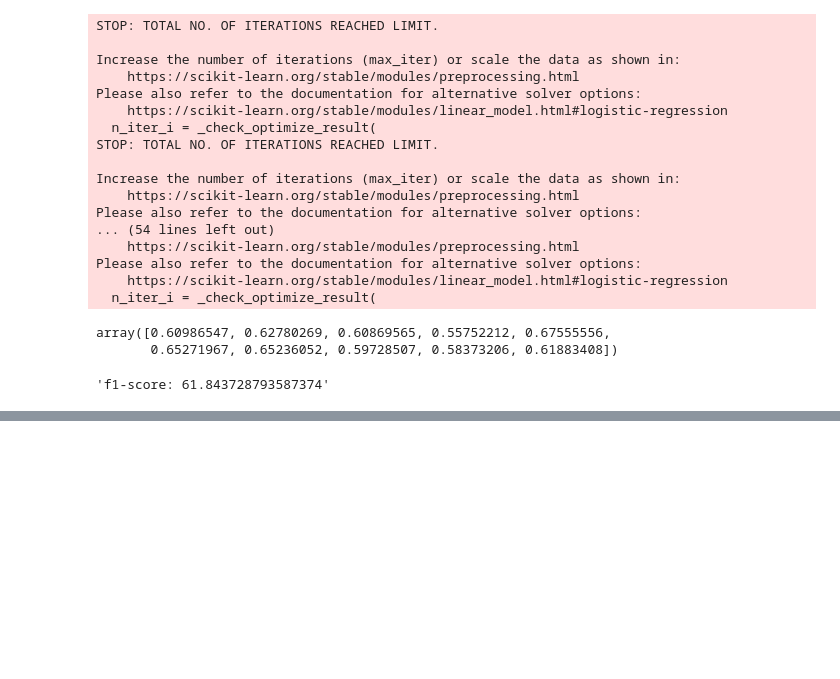
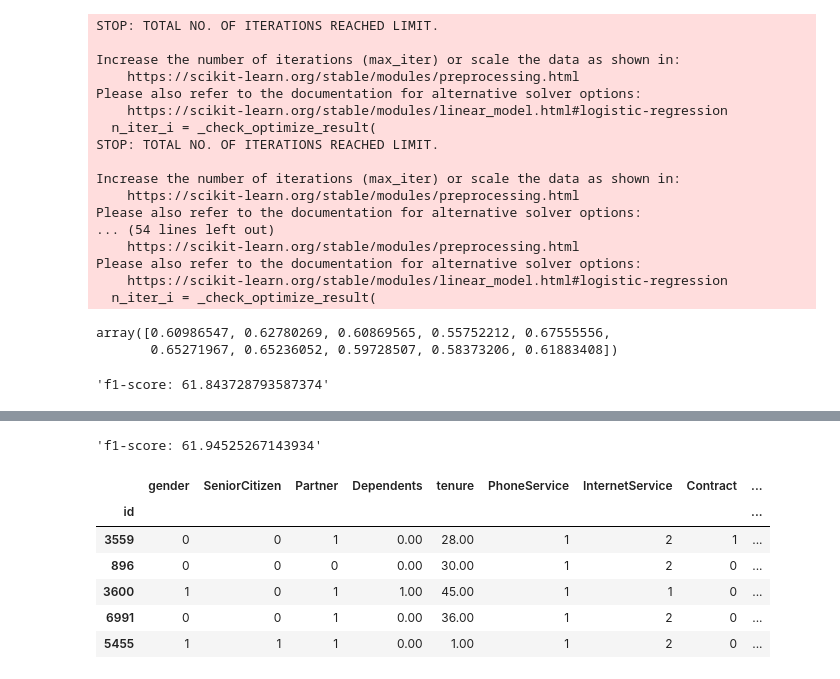
Before and after one commit to luismendoncafsilva/Supervised_Classification_Project, a Jupyter notebook: churn_analysis.ipynb, the cells around one changed output, grey strips where cells are left out. Drawn from its saved outputs; the diff is of its cells as text; code cells hidden in the pictures; blank space fills up the shorter version.

```diff
--- a/churn_analysis.ipynb
+++ b/churn_analysis.ipynb
@@ -905,0 +1099,36 @@ f'f1-score: {media_f1_lr2*100}'
+# %%
+media_f1_lr4 = valores_f1_lr4.mean()
+
+f'f1-score: {media_f1_lr4*100}'
+# %% [output]
+'f1-score: 61.94525267143934'
+# %%
+X_treino = X_treino_original
+X_treino.loc[X_treino['tenure'].isna(), 'tenure'] = X_treino.loc[X_treino['tenure'].isna(), 'TotalCharges'] / X_treino.loc[X_treino['tenure'].isna(), 'MonthlyCharges']
+X_treino.loc[X_treino['Dependents'].isnull(), 'Dependents'] = median_dependents
+X_treino.loc[X_treino['TotalCharges'].isnull(), 'TotalCharges'] = median_total_charges
+X_treino.loc[X_treino['PaymentMethod'].isnull(), 'PaymentMethod'] = moda_payment_method
+
+X_treino['tem_internet'] = X_treino['InternetService'].isin([1, 2]).astype(int)
+
+# Possui alguma fidelidade?
+X_treino['tem_fidelidade'] = X_treino['Contract'].isin([1, 2]).astype(int)
+
+# Vamos contar a quantidade de serviços que o cliente tem contratado
+X_treino['numero_de_servicos'] = X_treino['tem_internet'] + X_treino['OnlineSecurity_Yes'] + \
+        X_treino['MultipleLines_Yes'] + X_treino['OnlineBackup_Yes'] + \
+        X_treino['DeviceProtection_Yes'] + X_treino['TechSupport_Yes'] + \
+        X_treino['StreamingTV_Yes'] + X_treino['StreamingMovies_Yes'] + \
+        X_treino['PhoneService']
+
+# Vamos criar um valor por media de cobrança?
+X_treino['media_cobranca_por_servico'] = X_treino['MonthlyCharges'] / X_treino['numero_de_servicos']
+X_treino.head()
+# %% [output]
+|  | gender | SeniorCitizen | Partner | Dependents | tenure | PhoneService | InternetService | Contract | ... |
+| id |  |  |  |  |  |  |  |  | ... |
+| 3559 | 0 | 0 | 1 | 0.00 | 28.00 | 1 | 2 | 1 | ... |
+| 896 | 0 | 0 | 0 | 0.00 | 30.00 | 1 | 2 | 0 | ... |
+| 3600 | 1 | 0 | 1 | 1.00 | 45.00 | 1 | 1 | 0 | ... |
+| 6991 | 0 | 0 | 1 | 0.00 | 36.00 | 1 | 2 | 0 | ... |
+| 5455 | 1 | 1 | 1 | 0.00 | 1.00 | 1 | 2 | 0 | ... |
```
Also changed, not shown: parts of 29 cells of this notebook.
